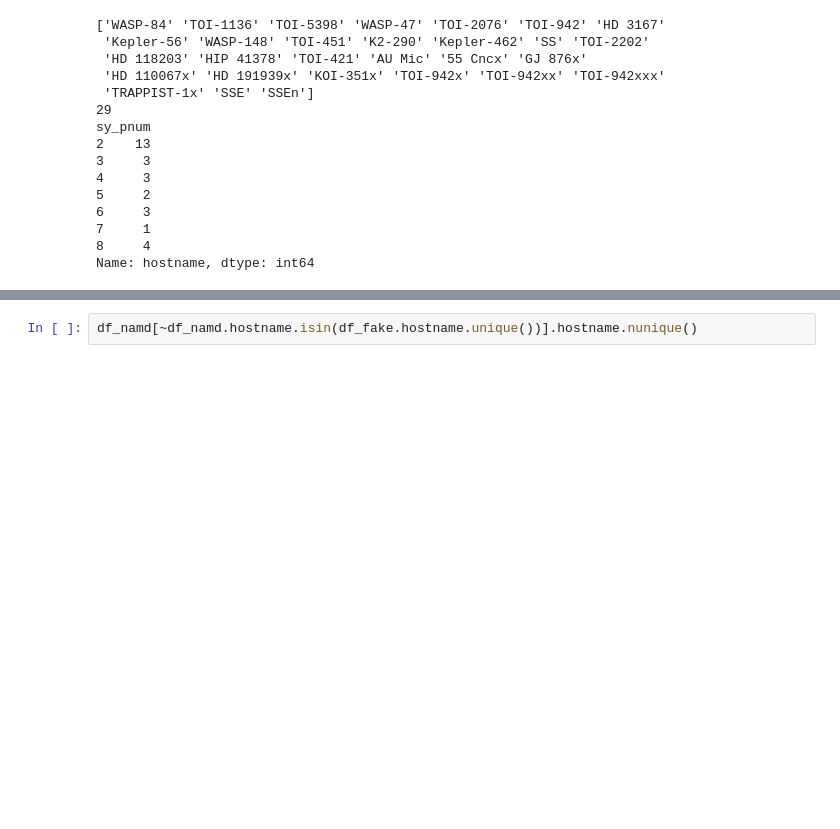
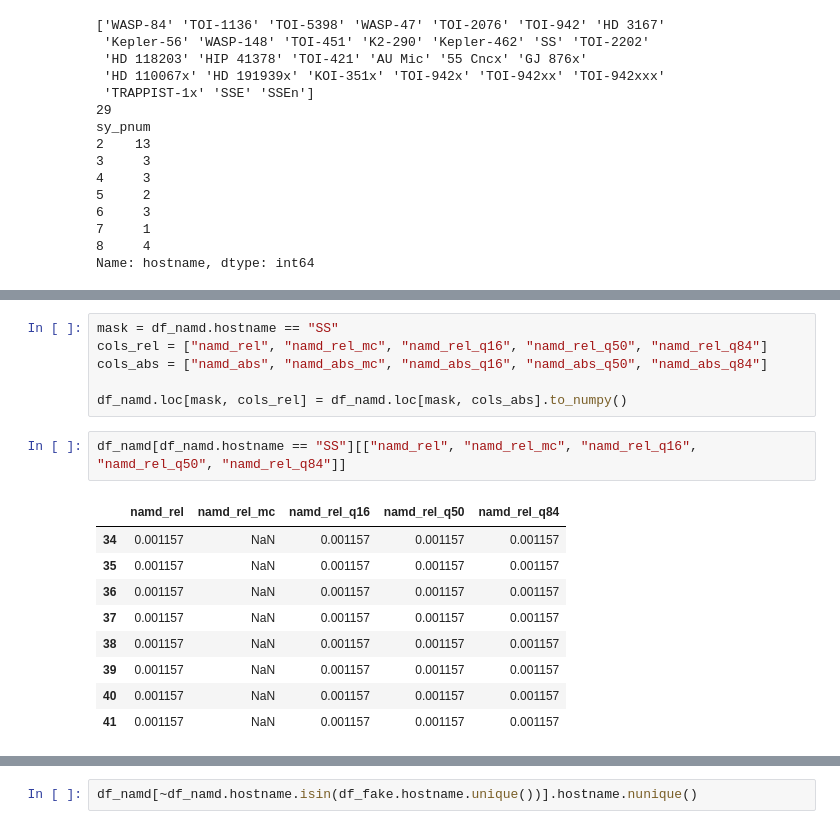
Before and after one commit to abocchieri/ExoNAMD, a Jupyter notebook: notebook/paper_fig2-4.ipynb, the cells around one changed output, grey strips where cells are left out. Drawn from its saved outputs; the diff is of its cells as text; blank space fills up the shorter version.

```diff
--- a/notebook/paper_fig2-4.ipynb
+++ b/notebook/paper_fig2-4.ipynb
@@ -182,3 +182,21 @@ df_namd = calc_namd(
 [figure]
 [figure]
 [figure]
+# %%
+mask = df_namd.hostname == "SS"
+cols_rel = ["namd_rel", "namd_rel_mc", "namd_rel_q16", "namd_rel_q50", "namd_rel_q84"]
+cols_abs = ["namd_abs", "namd_abs_mc", "namd_abs_q16", "namd_abs_q50", "namd_abs_q84"]
+
+df_namd.loc[mask, cols_rel] = df_namd.loc[mask, cols_abs].to_numpy()
+# %%
+df_namd[df_namd.hostname == "SS"][["namd_rel", "namd_rel_mc", "namd_rel_q16", "namd_rel_q50", "namd_rel_q84"]]
+# %% [output]
+|  | namd_rel | namd_rel_mc | namd_rel_q16 | namd_rel_q50 | namd_rel_q84 |
+| 34 | 0.001157 | NaN | 0.001157 | 0.001157 | 0.001157 |
+| 35 | 0.001157 | NaN | 0.001157 | 0.001157 | 0.001157 |
+| 36 | 0.001157 | NaN | 0.001157 | 0.001157 | 0.001157 |
+| 37 | 0.001157 | NaN | 0.001157 | 0.001157 | 0.001157 |
+| 38 | 0.001157 | NaN | 0.001157 | 0.001157 | 0.001157 |
+| 39 | 0.001157 | NaN | 0.001157 | 0.001157 | 0.001157 |
+| 40 | 0.001157 | NaN | 0.001157 | 0.001157 | 0.001157 |
+| 41 | 0.001157 | NaN | 0.001157 | 0.001157 | 0.001157 |
```
Also changed, not shown: parts of 10 cells of this notebook, 2 other files.
